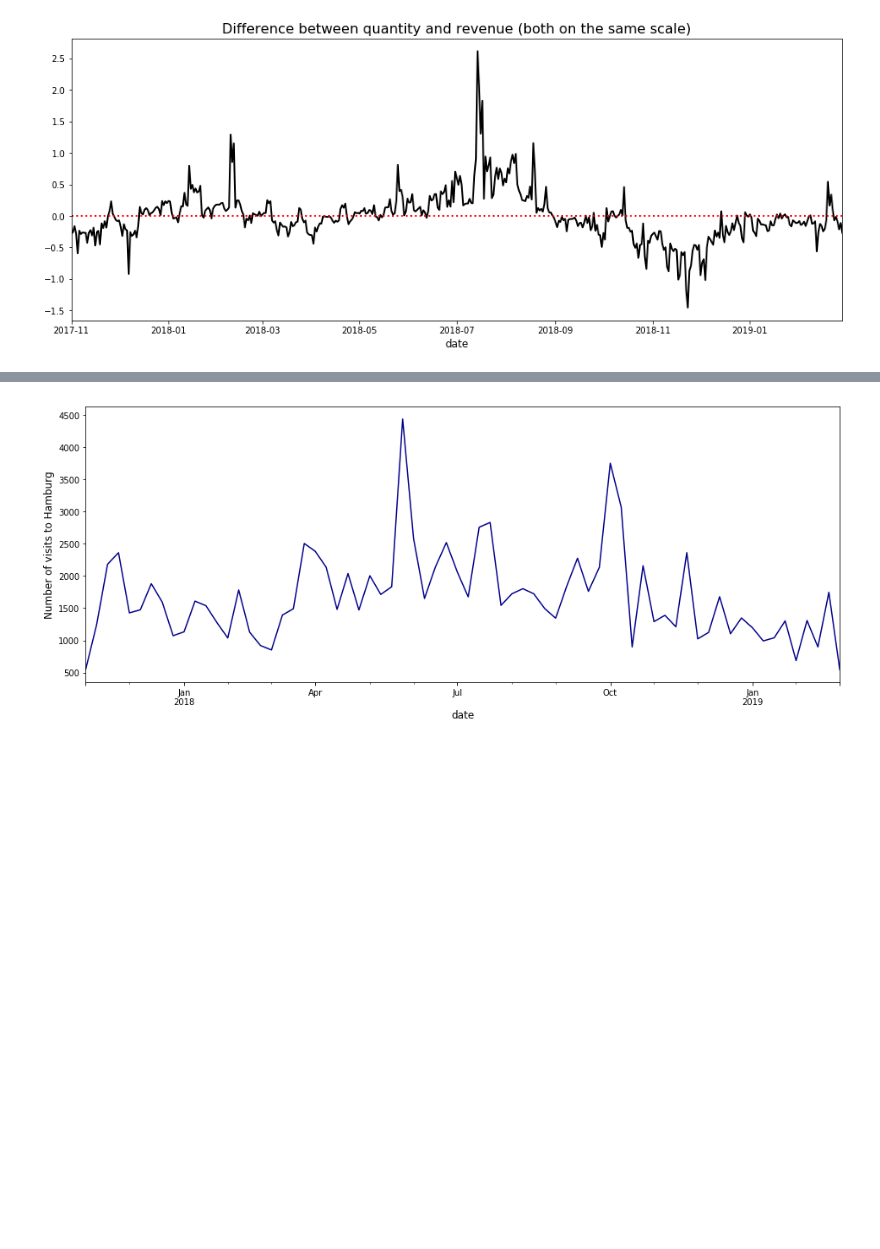
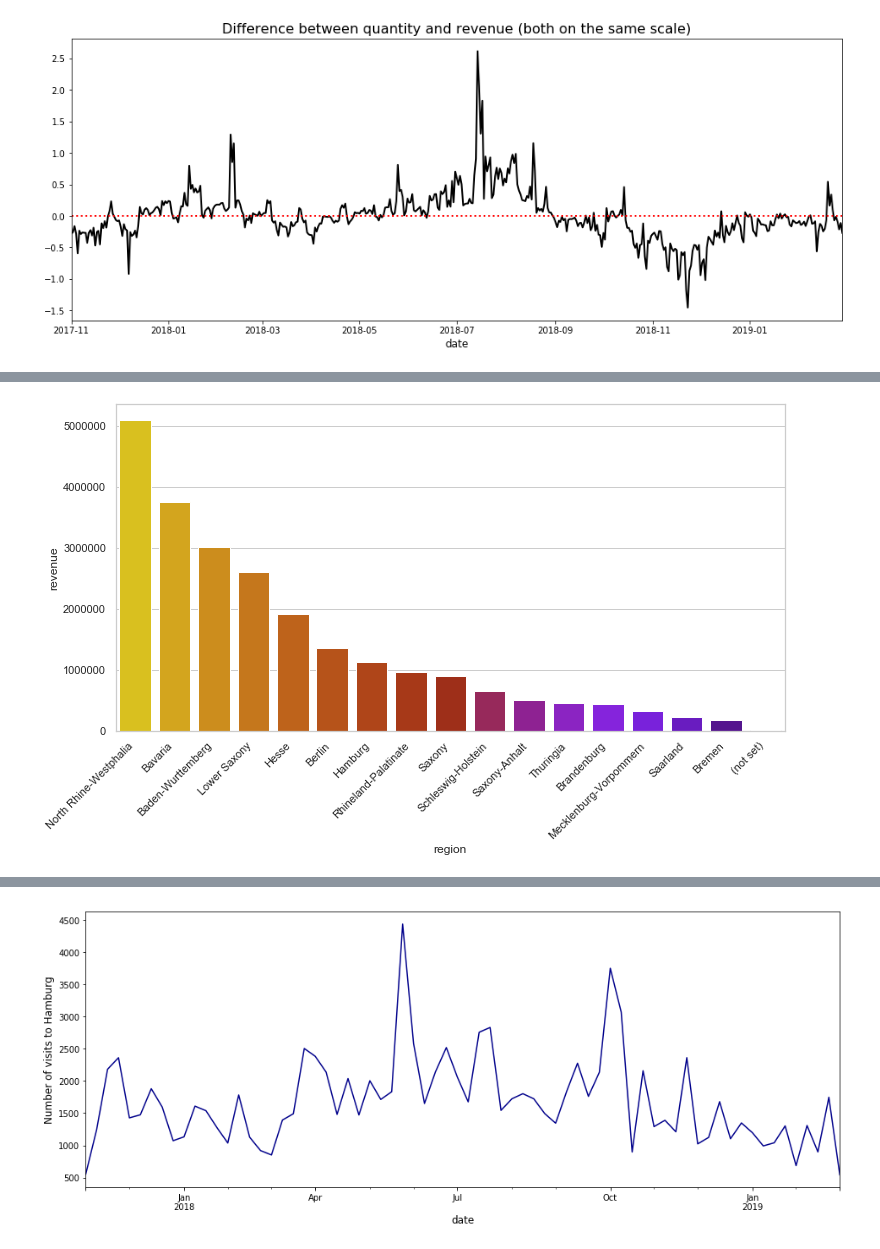
Before and after one commit to s-lau-42/Project_3_Online_Shop_Analysis, a Jupyter notebook: Part_7_Plots.ipynb, the cells around one changed output, grey strips where cells are left out. Drawn from its saved outputs; the diff is of its cells as text; code cells hidden in the pictures; blank space fills up the shorter version.

```diff
--- a/Part_7_Plots.ipynb
+++ b/Part_7_Plots.ipynb
@@ -41,3 +83,5 @@ pd.set_option('display.max_rows', 400)
 df = pd.read_pickle("./Data/dataframefull.pickle")
 df_art = pd.read_pickle("./Data/articles.pickle")
 df_user_full = pd.read_pickle("./Data/clv2u.pickle")
+df_months = pd.read_pickle("./Data/months.pickle")
+df_ger_states = pd.read_pickle("./Data/gerstates.pickle")
@@ -85,3 +172,12 @@ quant_scale["null"] = 0
+# %%
+residentlist = [17933, 13077, 11070, 7982, 6266, 4085, 4078, 3645, 2897, 2512, 2208, 2143, 1841, 1610, 991, 683, 0]
+statelist = ["North Rhine-Westphalia", "Bavaria", "Baden-Wurttemberg", "Lower Saxony", "Hesse", "Rhineland-Palatinate",
+            "Saxony", "Berlin", "Schleswig-Holstein", "Brandenburg", "Saxony-Anhalt", "Thuringia", "Hamburg", "Mecklenburg-Vorpommern",
+            "Saarland", "Bremen", "(not set)"]
+df_residents = pd.DataFrame(list(zip(statelist, residentlist)),
+               columns =['region', 'resident_count'])
+# %%
+df_ger_states = pd.merge(df_ger_states, df_residents, on="region")
 # %%
 #TD
 #dataframe for plotting the shopping cart value over time
@@ -150,0 +308,11 @@ fig.savefig( './Data/Diff.png', bbox_inches='tight')
+# %%
+def gerregion(x = "region", y = "total_purchase"):
+    '''Print x to x Axis and y to y Axis
+    in the Dataframe sorted by German States.'''
+    plt.figure(figsize=(12,6))
+    f = sns.barplot(x=x, y=y, data=df_ger_states, palette="gnuplot_r")
+    f.set_xticklabels(f.get_xticklabels(), rotation=45, horizontalalignment='right')
+# %%
+gerregion(y="revenue")
+# %% [output]
+[figure, added]
```
Also changed, not shown: parts of 64 cells of this notebook, 2 other files.
